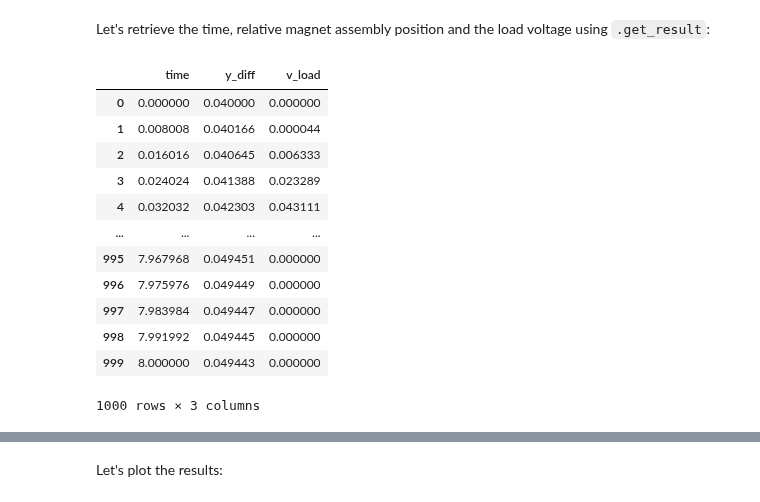
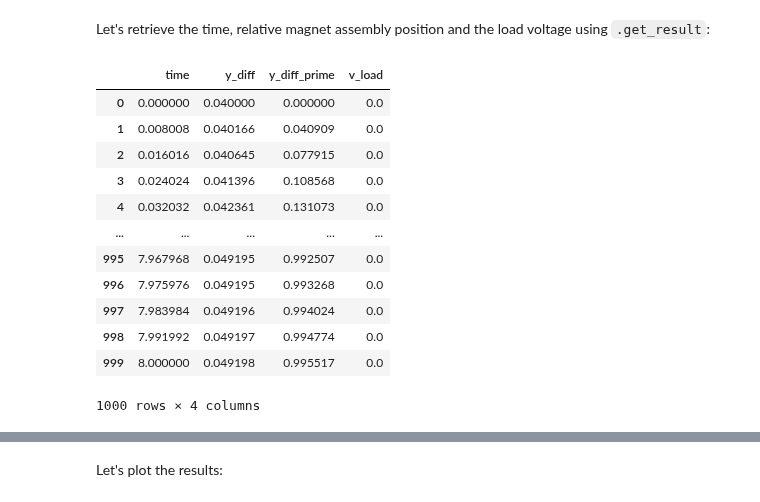
Before and after one commit to mnicstruwig/FlexibleFluxSimulator, a Jupyter notebook: examples/01_microgenerator.ipynb, the cells around one changed output, grey strips where cells are left out. Cells and saved outputs as stored; diff of their text form; code cells hidden in the pictures.

```diff
--- a/examples/01_microgenerator.ipynb
+++ b/examples/01_microgenerator.ipynb
@@ -70,7 +70,7 @@ Let's define some components that we can attach.
 ### Device height
 Let's start by declaring the height that we want our microgenerator to have:
 # %%
-device_height = 105 / 1000   # must be in metres!
+device_height = 120 / 1000   # must be in metres!
 # %% [markdown]
 ### Magnet assembly
 Let's create a magnet assembly, which lives in the `mechanical_componets` module of `FFS`:
@@ -131,12 +131,12 @@ Let's define a coil configuration, which specifies all the properties of our coi
 # %%
 coil_configuration = ffs.electrical_components.coil.CoilConfiguration(
     c=1,  # Number of coils
-    n_z=10,  # Vertical windings
-    n_w=20,  # Horizontal windings
+    n_z=15,  # Vertical windings
+    n_w=17,  # Horizontal windings
     l_ccd_mm=0,  # Coil spacing
     ohm_per_mm=1079 / 1000 / 1000,  # Ohm per mm of wire
     coil_wire_radius_mm=0.143 / 2,  # Wire radius
-    coil_center_mm=50,  # Coil center location
+    coil_center_mm=72-13,  # Coil center location
     inner_tube_radius_mm=5.5,  # Inner tube radius of microgenerator body
     tube_wall_thickness_mm=2  # Wall thickness of the microgenerator body
 )
@@ -144,7 +144,8 @@ coil_configuration = ffs.electrical_components.coil.CoilConfiguration(
 ### Magnetic spring
 Let's define our magnetic spring, that models the magnetic-levitation spring dynamics of the magnet assembly:
 # %%
-magnetic_spring = ffs.mechanical_components.magnetic_spring.MagneticSpringInterp(
+magnetic_spring = ffs \
+.mechanical_components.magnetic_spring.MagneticSpringInterp(
     fea_data_file='../data/magnetic-spring/10x10alt.csv',
     magnet_assembly=magnet_assembly
 )
@@ -320,22 +341,23 @@ Let's retrieve the time, relative magnet assembly position and the load voltage
 # %%
 results = model.get_result(
     time='t',  # Time
     y_diff='x3-x1',  # Relative magnet assembly position
+    y_diff_prime='x4-x2',  # Relative magnet assembly velocity
     v_load='g(t, x5)'  # Compute the time-derivative of the effective flux linkage
 )
 
 results
 # %% [output]
-|  | time | y_diff | v_load |
-| 0 | 0.000000 | 0.040000 | 0.000000 |
-| 1 | 0.008008 | 0.040166 | 0.000044 |
-| 2 | 0.016016 | 0.040645 | 0.006333 |
-| 3 | 0.024024 | 0.041388 | 0.023289 |
-| 4 | 0.032032 | 0.042303 | 0.043111 |
-| ... | ... | ... | ... |
-| 995 | 7.967968 | 0.049451 | 0.000000 |
-| 996 | 7.975976 | 0.049449 | 0.000000 |
-| 997 | 7.983984 | 0.049447 | 0.000000 |
-| 998 | 7.991992 | 0.049445 | 0.000000 |
-| 999 | 8.000000 | 0.049443 | 0.000000 |
+|  | time | y_diff | y_diff_prime | v_load |
+| 0 | 0.000000 | 0.040000 | 0.000000 | 0.0 |
+| 1 | 0.008008 | 0.040166 | 0.040909 | 0.0 |
+| 2 | 0.016016 | 0.040645 | 0.077915 | 0.0 |
+| 3 | 0.024024 | 0.041396 | 0.108568 | 0.0 |
+| 4 | 0.032032 | 0.042361 | 0.131073 | 0.0 |
+| ... | ... | ... | ... | ... |
+| 995 | 7.967968 | 0.049195 | 0.992507 | 0.0 |
+| 996 | 7.975976 | 0.049195 | 0.993268 | 0.0 |
+| 997 | 7.983984 | 0.049196 | 0.994024 | 0.0 |
+| 998 | 7.991992 | 0.049197 | 0.994774 | 0.0 |
+| 999 | 8.000000 | 0.049198 | 0.995517 | 0.0 |
-1000 rows × 3 columns
+1000 rows × 4 columns
```
Also changed, not shown: parts of 13 cells of this notebook.
